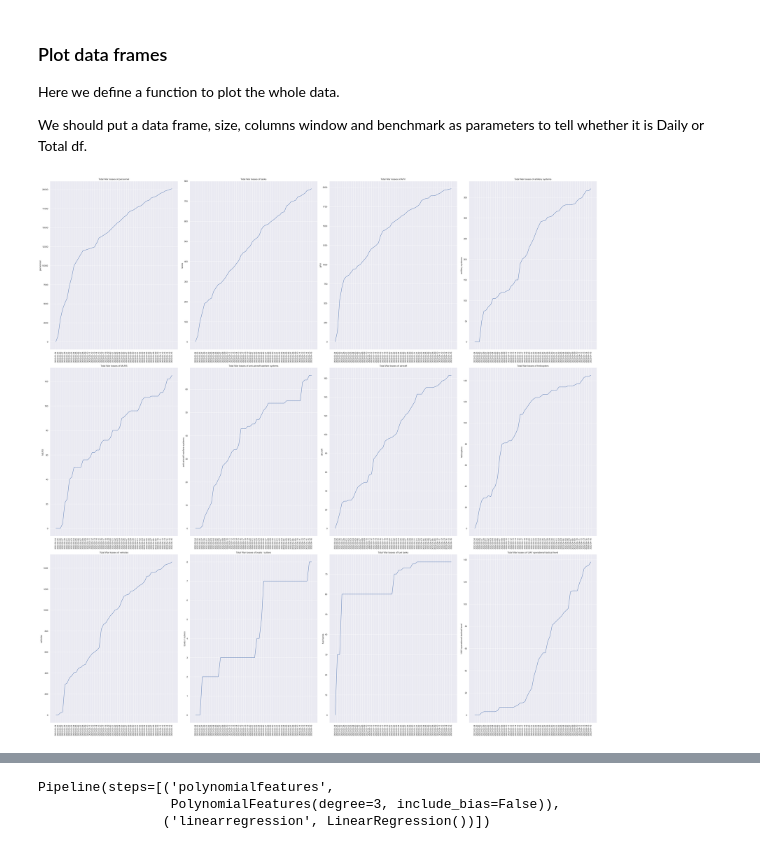
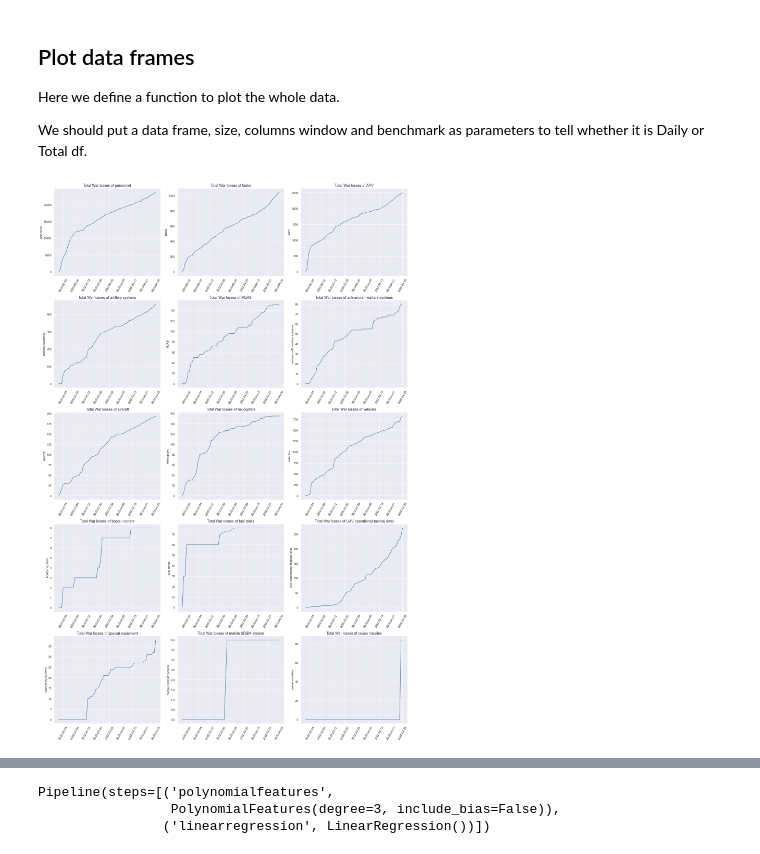
Before and after one commit to Tsalyk/russianInvasionAnalysis, a Jupyter notebook: war_losses.ipynb, the cells around one changed output, grey strips where cells are left out. Cells and saved outputs as stored; diff of their text form; code cells hidden in the pictures.

Commit message:
upd data, add models evaluation

```diff
--- a/war_losses.ipynb
+++ b/war_losses.ipynb
@@ -136,34 +140,39 @@ ua_translate = {
     col_en: col_ua for col_en, col_ua in zip(daily_df.iloc[-1, :].index, ua_columns)
 }
 # %% [markdown]
-### Plot data frames
+## Plot data frames
 Here we define a function to plot the whole data.
 
 We should put a data frame, size, columns window and benchmark as parameters to tell whether it is Daily or Total df.
+# %%
+interval = len(df) // 8
+x_ax = list(map(lambda el: str(el).split()[0], list(df.index)))
+x_ticks = list(map(lambda el: el if x_ax.index(el) % interval == 0 or x_ax.index(el) == len(df) -1 else 'inf', x_ax))
+x_ticks = sorted(x_ticks, reverse=False)
 # %%
-x_ticks = list(map(lambda el: str(el).split()[0], list(df.index)))
-
 def draw(df, height, width, end, mark):
     fig, axs = plt.subplots(height, width)
 
     columns = iter(df.columns[:end])
 
-    for i in range(3):
-        for j in range(4):
+    for i in range(5):
+        for j in range(3):
             col = next(columns)
-            axs[i, j].plot(x_ticks, df[col]);
-            axs[i, j].set_xticklabels(x_ticks, rotation=90);
-            axs[i, j].set_title(f'{mark} War losses of {col}');
+            axs[i, j].plot(x_ax, df[col])
+            axs[i, j].xaxis.set_major_locator(mdates.DayLocator(interval=interval))
+            axs[i, j].xaxis.set_major_formatter(mdates.DateFormatter('%Y-%m-%d'))
+            axs[i, j].set_xticklabels(x_ticks, rotation=60)
+            axs[i, j].set_title(f'{mark} War losses of {col}', fontsize=14)
 
     for col, ax in zip(df.columns, axs.flat):
-        ax.set(ylabel=col);
+        ax.set(ylabel=col)
 
-    fig.set_figheight(40);
-    fig.set_figwidth(40);
+    fig.set_figheight(30)
+    fig.set_figwidth(20)
 
     plt.tight_layout()
 # %%
-draw(df, 3, 4, len(df)-1, 'Total')
+draw(df, 5, 3, len(df), 'Total')
 # %% [output]
-[figure, old version]
+[figure, new version]
 # %%
```
Also changed, not shown: parts of 37 cells of this notebook, 1 other file.
